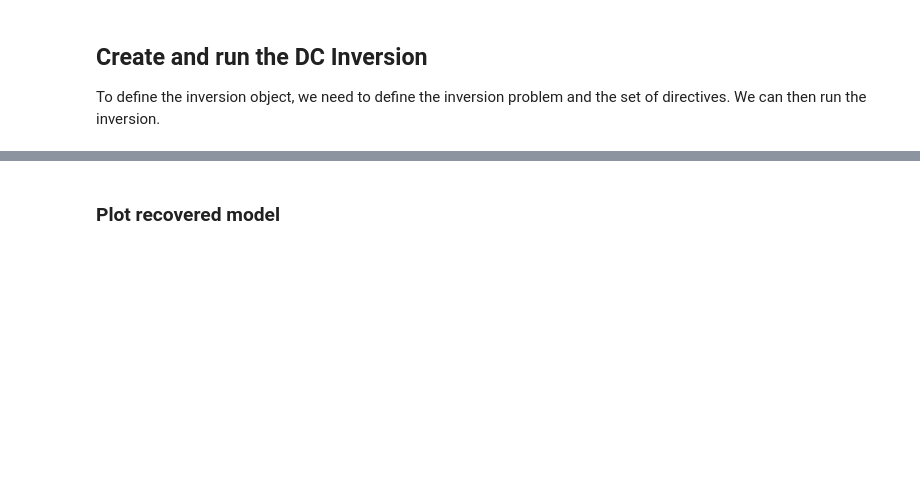
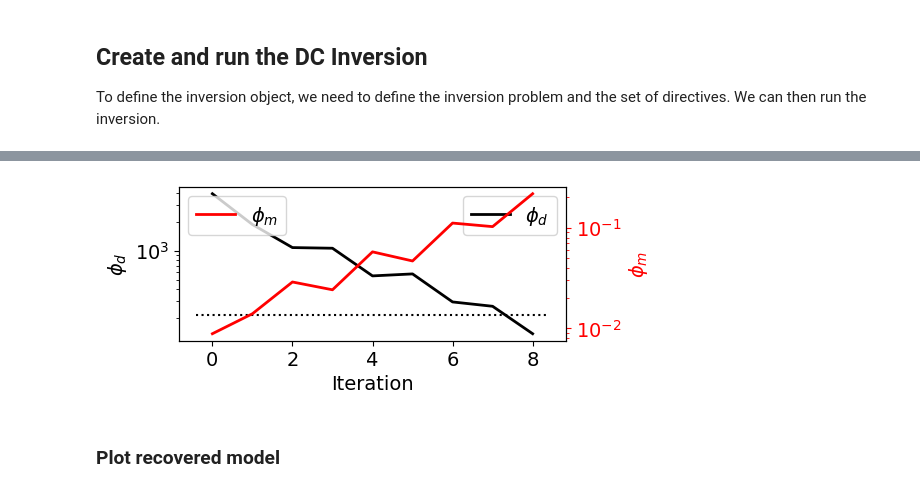
Before and after one commit to rbcmendoza/eosc-556b-project, a Jupyter notebook: FieldData_inversion.ipynb, the cells around one changed output, grey strips where cells are left out. Saved outputs shown, nothing was run; the diff lists cells and outputs as text; code cells hidden in the pictures; blank space fills up the shorter version.

Commit message:
Saved outputs

```diff
--- a/FieldData_inversion.ipynb
+++ b/FieldData_inversion.ipynb
@@ -76,8 +76,8 @@ TERRAIN_FILE_PATH = './fieldData/Terrain_Line1_3m_Aug26_2024.trn'
 STG_FILEPATH = './fieldData/3m_Texas_Creek_line1_2024.stg'
 
 # Mesh parameters
-BASE_CELL_SIZE = 1.5 # meters
-PADDING_CONFIGURATION = [4, 4] #[15,15,2,2]
+BASE_CELL_SIZE = 0.3 # meters
+PADDING_CONFIGURATION = [1, 1, 1, 1, 1, 1, 1, 1, 1] #[15,15,2,2]
 
 # Define resistivity values of different materials
 air_logresistivity = np.log(1e+15)
@@ -87,7 +87,7 @@ gravel_logresistivity = np.log(1e+4)
 air_resistivity = 1e+8
 
 # Assumed noise level of field data
-FIELD_NOISE = 0.3
+FIELD_NOISE = 0.15
 
 # INVERSION
 # Define the regularization parameters. Set to 'None' to use SimPEG's calculated default value
@@ -102,6 +102,10 @@ COOLING_RATE = 2 # number of iterations for each beta (set to 3 for very non-lin
 
 # Stopping criterion
 CHI_FACTOR = 1 # factor multiplied to size of data (or phi_d_star, if given) to get stopping misfit
+
+# Output directory
+INVERSION_OUTPUT_DIRECTORY = "./outputs/Models/"
+SAVE_INVERSION_OUTPUTS = True
 # %% [markdown]
 ## Define topography
 Use create_topography_from_terrain_file function.
@@ -243,7 +285,12 @@ starting_beta = directives.BetaEstimate_ByEig(beta0_ratio=1e1)
 beta_schedule = directives.BetaSchedule(coolingFactor=COOLING_FACTOR, coolingRate=COOLING_RATE)
 
 # Options for outputting recovered models and predicted data for each beta.
-save_iteration = directives.SaveOutputEveryIteration(save_txt=False)
+if SAVE_INVERSION_OUTPUTS == True:
+    save_output_every_iteration = directives.SaveOutputEveryIteration(save_txt=True) # Saves phi_d and phi_m, plots them too.
+    save_output_every_iteration.name = "outputs/Models/Initial_" + save_output_every_iteration.name
+    # save_every_iteration = directives.SaveEveryIteration(directory=INVERSION_OUTPUT_DIRECTORY) # Doesn't work.
+    # save_output_dictionary_every_iteration = directives.SaveOutputDictEveryIteration(saveOnDisk=True) # Doesn't save to folder.
+    save_model_every_iteration = directives.SaveModelEveryIteration(directory=INVERSION_OUTPUT_DIRECTORY+"Initial/")
 
 # # Setting a stopping criteria for the inversion.
 # CHI_FACTOR = 1 # factor multiplied to size of data (or phi_d_star, if given) to get target misfit
@@ -257,10 +304,15 @@ directives_list = [
     update_sensitivity_weighting,
     starting_beta,
     beta_schedule,
-    save_iteration,
     target_misfit,
     update_jacobi,
 ]
+
+if SAVE_INVERSION_OUTPUTS == True:
+    directives_list.extend([save_output_every_iteration,
+    # save_every_iteration,
+    # save_output_dictionary_every_iteration,
+    save_model_every_iteration])
 # %% [markdown]
 ## Create and run the DC Inversion
 
@@ -283,3 +367,10 @@ KeyboardInterrupt:
+# %%
+# For SaveOutputEveryIteration
+if SAVE_INVERSION_OUTPUTS == True:
+    # save_iteration.plot_tikhonov_curves()
+    save_output_every_iteration.plot_misfit_curves()
+# %% [output]
+[figure, added]
 # %% [markdown]
 ### Plot recovered model
 # %%
```
Also changed, not shown: parts of 24 cells of this notebook, 13 other files.
